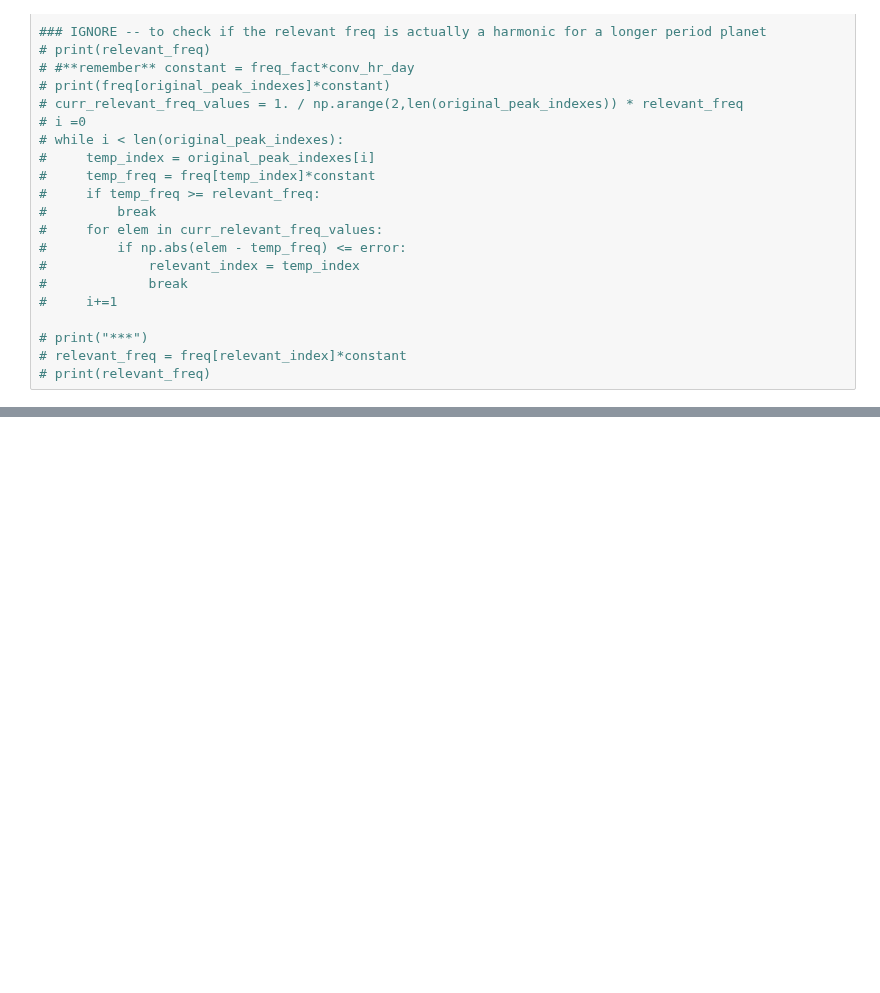
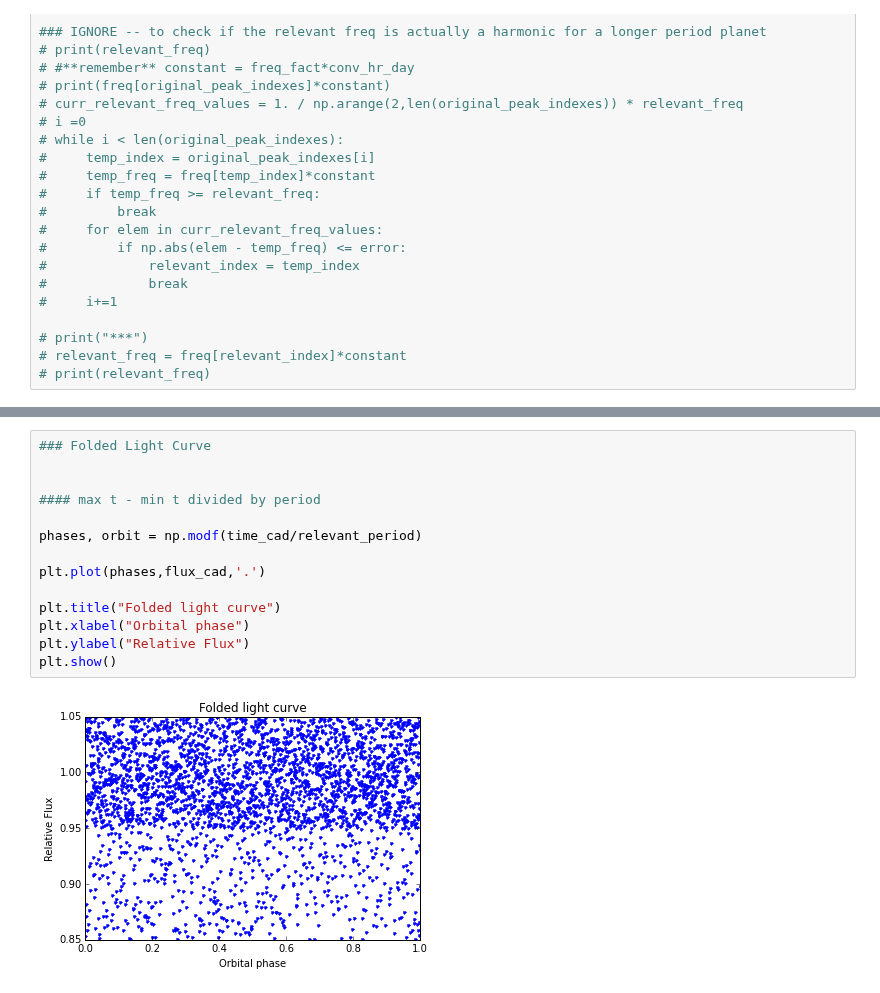
Before and after one commit to dianadianadiana/FFT, a Jupyter notebook: flux_function_transit.ipynb, the cells around one changed output, grey strips where cells are left out. Saved outputs shown, nothing was run; the diff lists cells and outputs as text; blank space fills up the shorter version.

```diff
--- a/flux_function_transit.ipynb
+++ b/flux_function_transit.ipynb
@@ -615,0 +710,16 @@ Percent Error: 0.0610507013487%
+# %%
+### Folded Light Curve
+
+
+#### max t - min t divided by period
+
+phases, orbit = np.modf(time_cad/relevant_period)
+
+plt.plot(phases,flux_cad,'.')
+
+plt.title("Folded light curve")
+plt.xlabel("Orbital phase")
+plt.ylabel("Relative Flux")
+plt.show()
+# %% [output]
+[figure, added]
```
Also changed, not shown: parts of 18 cells of this notebook.
